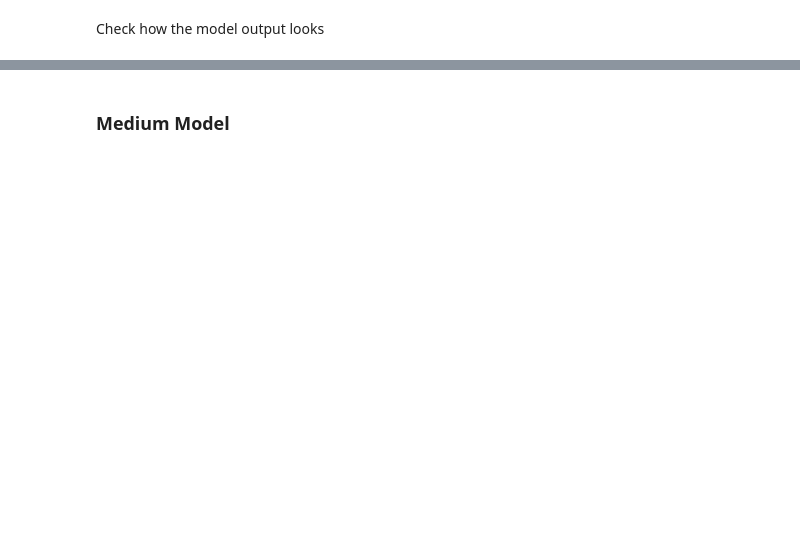
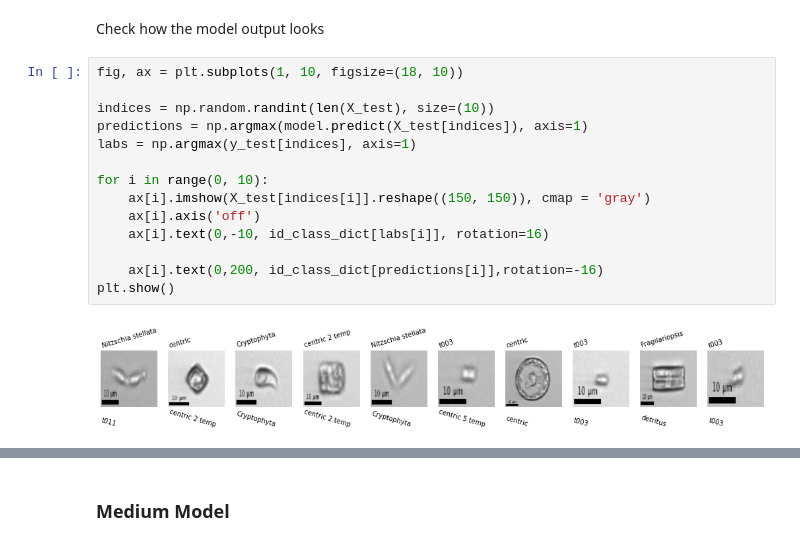
Before and after one commit to patrickcgray/deep_ifcb, a Jupyter notebook: python/Data Exploration.ipynb, the cells around one changed output, grey strips where cells are left out. Drawn from its saved outputs; the diff is of its cells as text; blank space fills up the shorter version.

```diff
--- a/python/Data Exploration.ipynb
+++ b/python/Data Exploration.ipynb
@@ -488,5 +401,21 @@ Epoch 5/20
 # %% [markdown]
 Check how the model output looks
+# %%
+fig, ax = plt.subplots(1, 10, figsize=(18, 10))
+
+indices = np.random.randint(len(X_test), size=(10))
+predictions = np.argmax(model.predict(X_test[indices]), axis=1)
+labs = np.argmax(y_test[indices], axis=1)
+
+for i in range(0, 10):
+    ax[i].imshow(X_test[indices[i]].reshape((150, 150)), cmap = 'gray')
+    ax[i].axis('off')
+    ax[i].text(0,-10, id_class_dict[labs[i]], rotation=16)
+
+    ax[i].text(0,200, id_class_dict[predictions[i]],rotation=-16)
+plt.show()
+# %% [output]
+[figure, added]
 # %%
 fig, ax = plt.subplots(1, 10, figsize=(18, 10))
 
```
Also changed, not shown: parts of 50 cells of this notebook, 2 other files.
